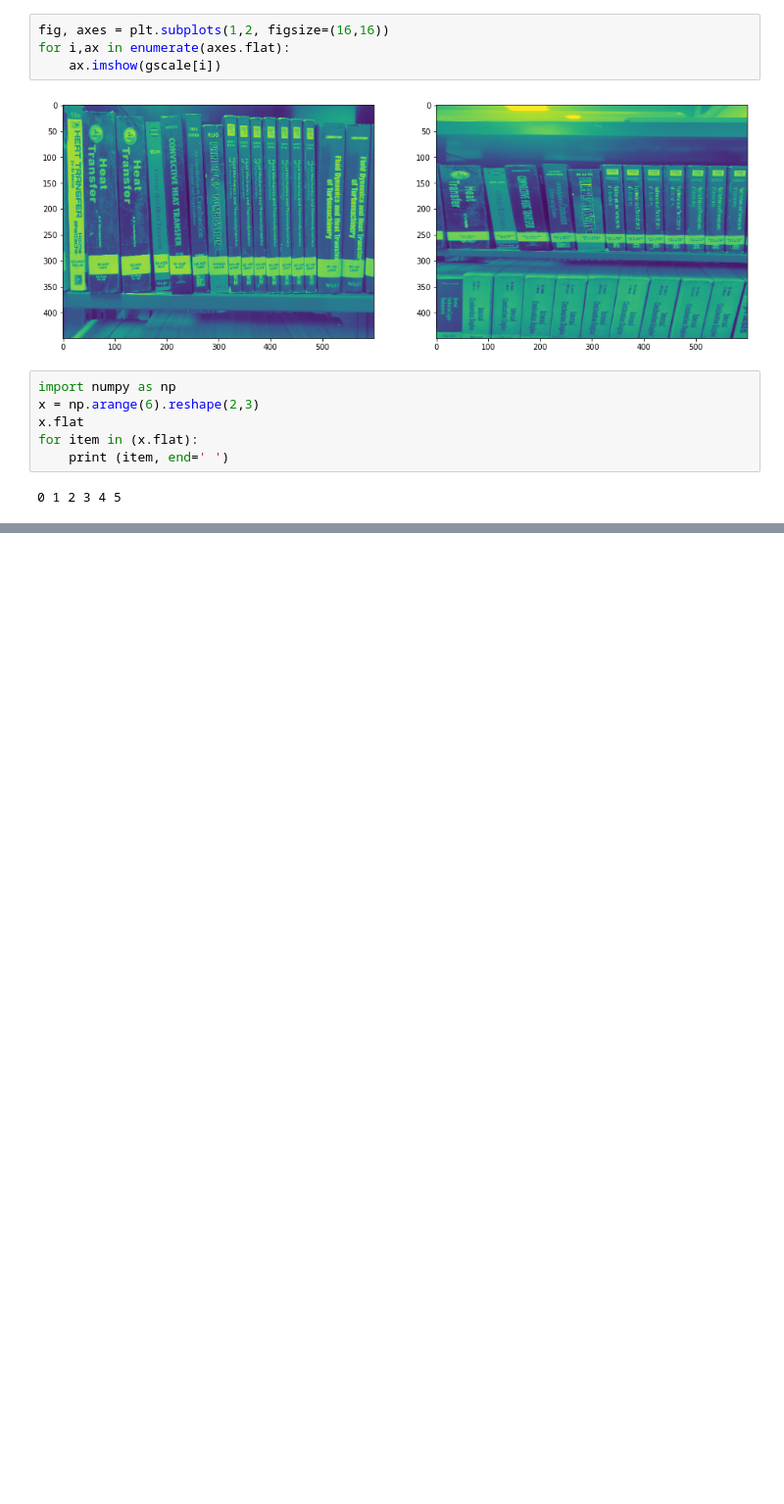
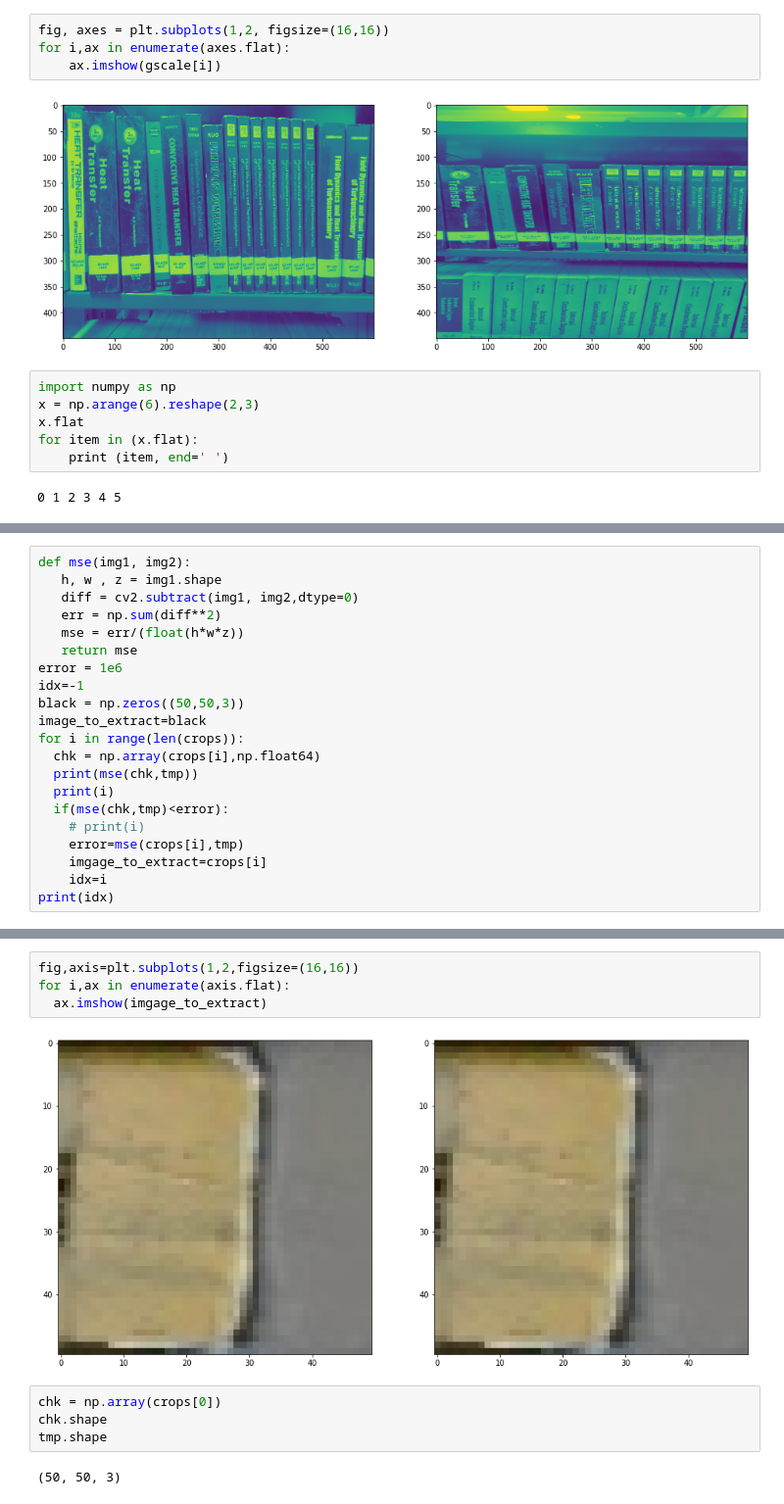
Before and after one commit to rohith033/oelp, a Jupyter notebook: bookdetection_cnn.ipynb, the cells around one changed output, grey strips where cells are left out. Shown at 98% size. Saved outputs shown, nothing was run; the diff lists cells and outputs as text; blank space fills up the shorter version.

```diff
--- a/bookdetection_cnn.ipynb
+++ b/bookdetection_cnn.ipynb
@@ -123,0 +188,21 @@ for item in (x.flat):
+# %%
+def mse(img1, img2):
+   h, w , z = img1.shape
+   diff = cv2.subtract(img1, img2,dtype=0)
+   err = np.sum(diff**2)
+   mse = err/(float(h*w*z))
+   return mse
+error = 1e6
+idx=-1
+black = np.zeros((50,50,3))
+image_to_extract=black
+for i in range(len(crops)):
+  chk = np.array(crops[i],np.float64)
+  print(mse(chk,tmp))
+  print(i)
+  if(mse(chk,tmp)<error):
+    # print(i)
+    error=mse(crops[i],tmp)
+    imgage_to_extract=crops[i]
+    idx=i
+print(idx)
@@ -123,0 +227,12 @@ for item in (x.flat):
+# %%
+fig,axis=plt.subplots(1,2,figsize=(16,16))
+for i,ax in enumerate(axis.flat):
+  ax.imshow(imgage_to_extract)
+# %% [output]
+[figure, added]
+# %%
+chk = np.array(crops[0])
+chk.shape
+tmp.shape
+# %% [output]
+(50, 50, 3)
```
Also changed, not shown: parts of 5 cells of this notebook.
